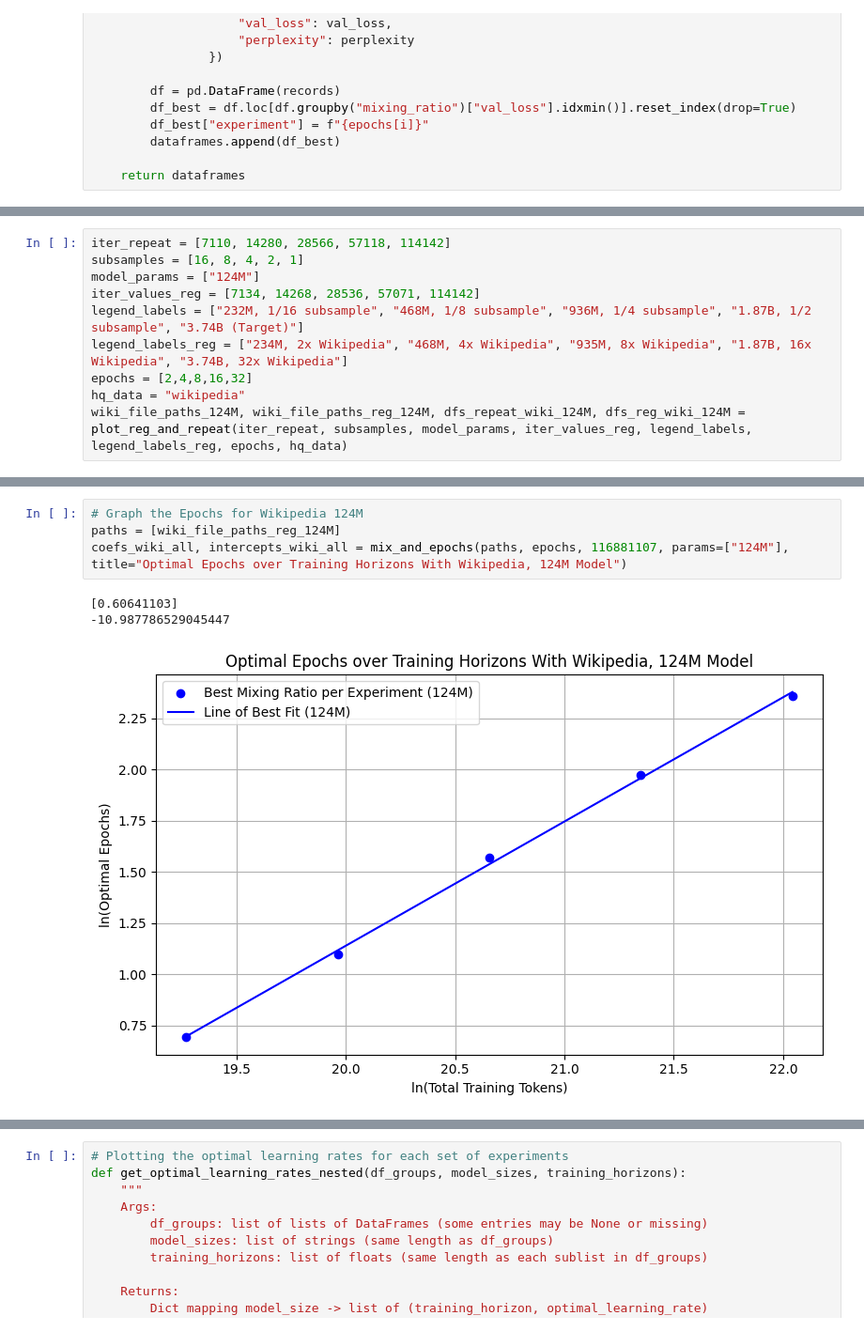
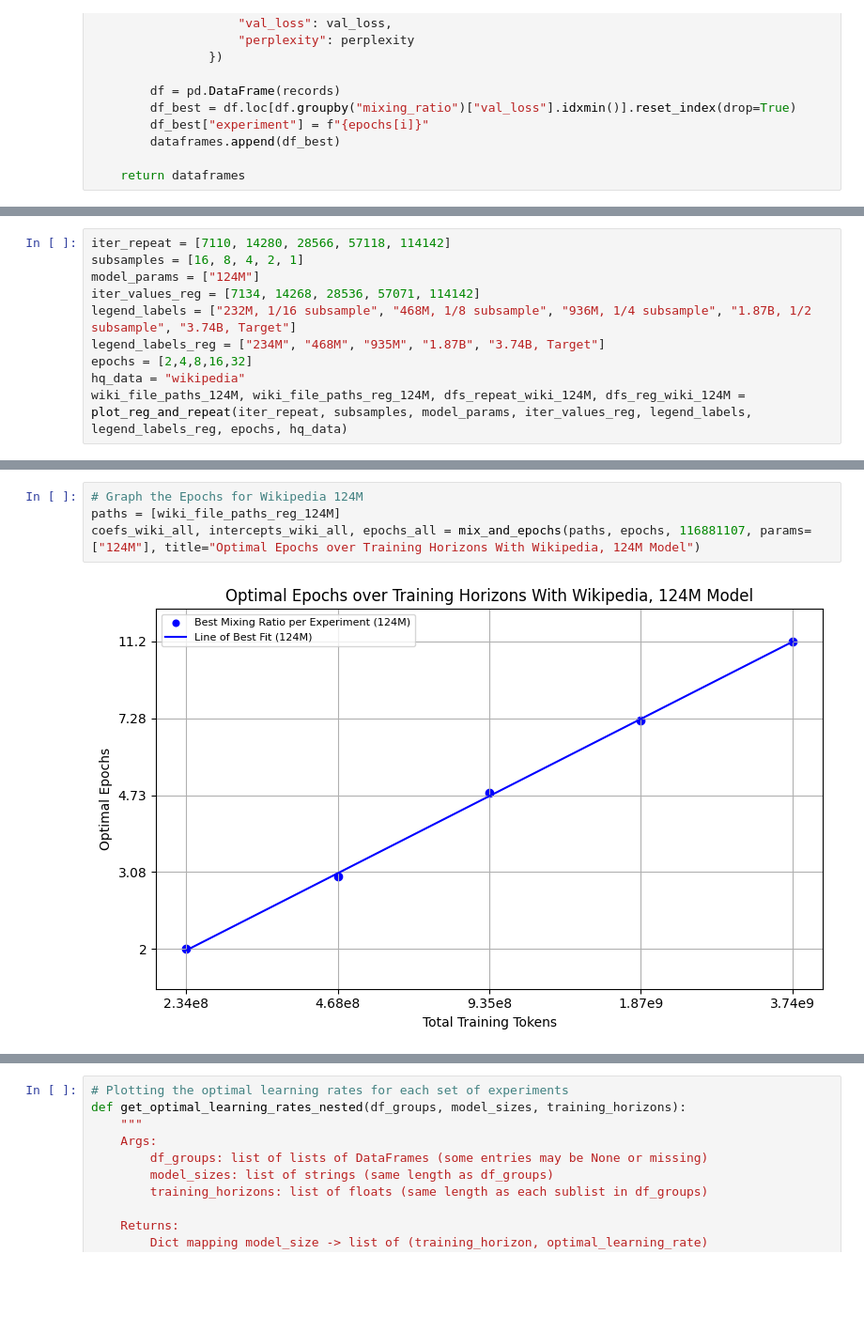
Before and after one commit to kevinzhou497/data-mixing-language-models, a Jupyter notebook: results_viz.ipynb, the cells around one changed output, grey strips where cells are left out. Shown at 94% size. Drawn from its saved outputs; the diff is of its cells as text; blank space fills up the shorter version.

```diff
--- a/results_viz.ipynb
+++ b/results_viz.ipynb
@@ -173,8 +128,8 @@ iter_repeat = [7110, 14280, 28566, 57118, 114142]
 subsamples = [16, 8, 4, 2, 1]
 model_params = ["124M"]
 iter_values_reg = [7134, 14268, 28536, 57071, 114142]
-legend_labels = ["232M, 1/16 subsample", "468M, 1/8 subsample", "936M, 1/4 subsample", "1.87B, 1/2 subsample", "3.74B (Target)"]
-legend_labels_reg = ["234M, 2x Wikipedia", "468M, 4x Wikipedia", "935M, 8x Wikipedia", "1.87B, 16x Wikipedia", "3.74B, 32x Wikipedia"]
+legend_labels = ["232M, 1/16 subsample", "468M, 1/8 subsample", "936M, 1/4 subsample", "1.87B, 1/2 subsample", "3.74B, Target"]
+legend_labels_reg = ["234M", "468M", "935M", "1.87B", "3.74B, Target"]
 epochs = [2,4,8,16,32]
 hq_data = "wikipedia"
 wiki_file_paths_124M, wiki_file_paths_reg_124M, dfs_repeat_wiki_124M, dfs_reg_wiki_124M = plot_reg_and_repeat(iter_repeat, subsamples, model_params, iter_values_reg, legend_labels, legend_labels_reg, epochs, hq_data)
@@ -474,11 +426,9 @@ pubmed_file_paths_345M, pubmed_file_paths_reg_345M, dfs_repeat_pubmed_345M, dfs_
 # %%
 # Graph the Epochs for Wikipedia 124M
 paths = [wiki_file_paths_reg_124M]
-coefs_wiki_all, intercepts_wiki_all = mix_and_epochs(paths, epochs, 116881107, params=["124M"], title="Optimal Epochs over Training Horizons With Wikipedia, 124M Model")
+coefs_wiki_all, intercepts_wiki_all, epochs_all = mix_and_epochs(paths, epochs, 116881107, params=["124M"], title="Optimal Epochs over Training Horizons With Wikipedia, 124M Model")
 # %% [output]
-[0.60641103]
--10.987786529045447
-[figure, old version]
+[figure, new version]
 # %%
 # Graph the Epochs for Wikipedia 30M
 paths = [wiki_file_paths_reg_30M, wiki_file_paths_reg_124M]
```
Also changed, not shown: parts of 52 cells of this notebook.
